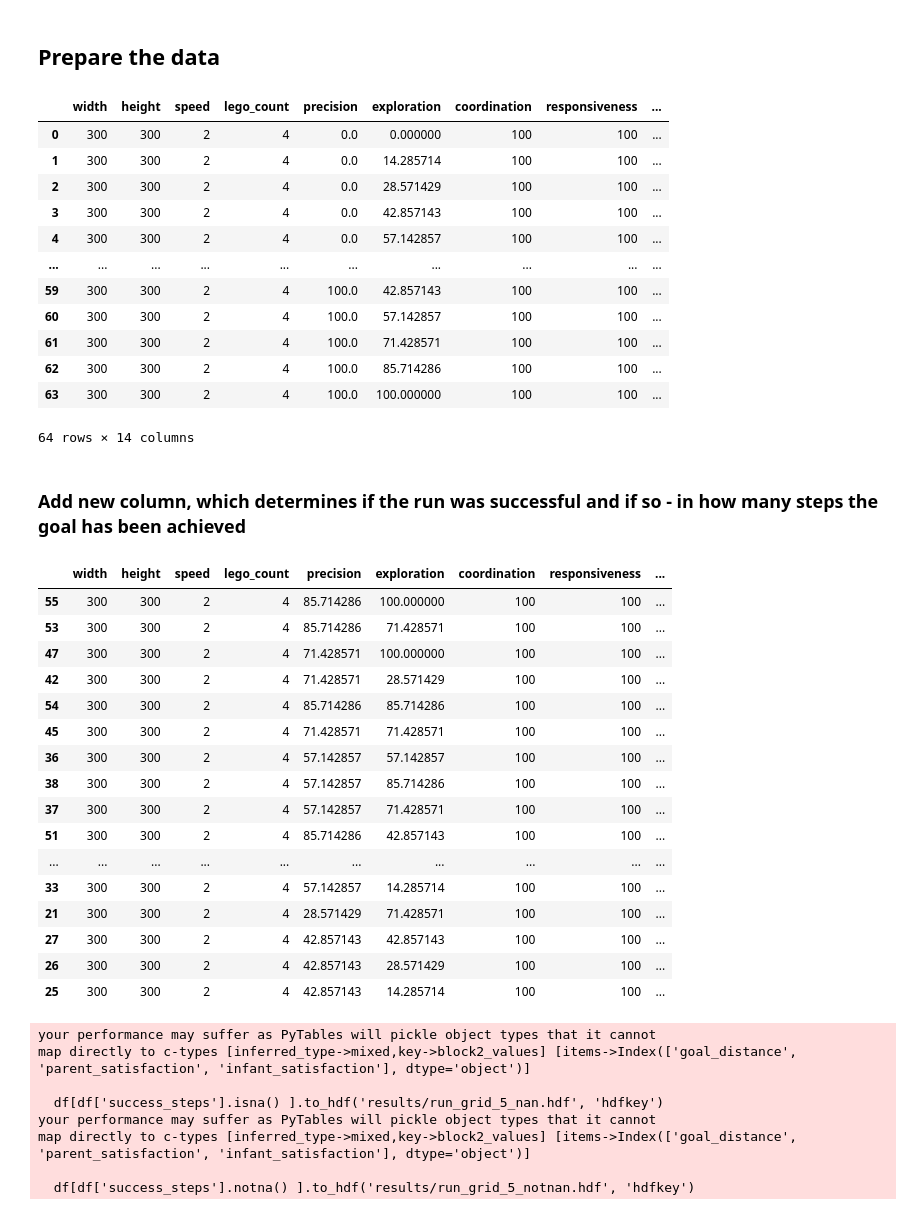
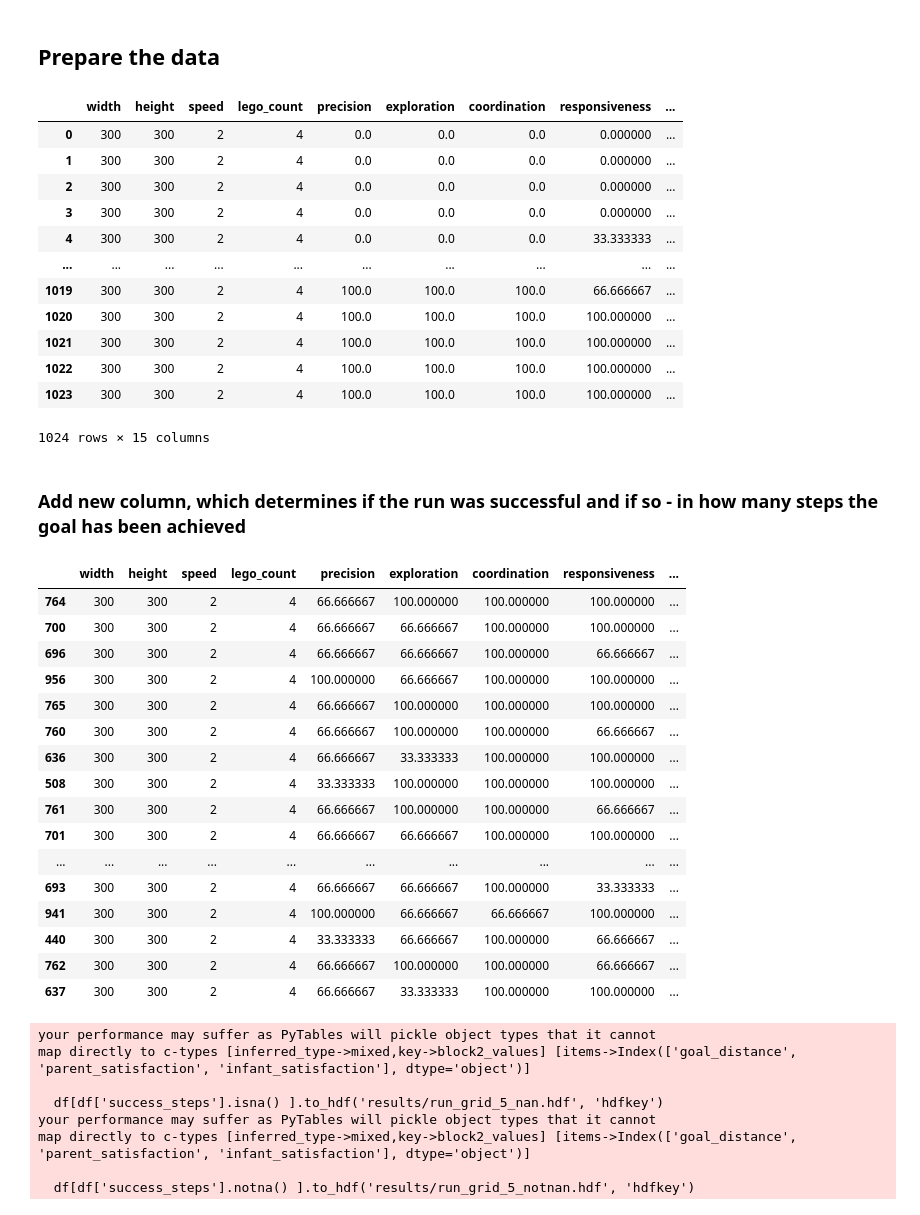
Before and after one commit to roznawsk/infant-abm, a Jupyter notebook: open_results.ipynb, the cells around one changed output. Saved outputs shown, nothing was run; the diff lists cells and outputs as text; code cells hidden in the pictures.

```diff
--- a/open_results.ipynb
+++ b/open_results.ipynb
@@ -9,29 +9,29 @@ import matplotlib.pyplot as plt
 # %% [markdown]
 ## Prepare the data
 # %%
-# df_nan = pd.read_hdf('results/run_grid_5_nan.hdf')
-# df_notnan = pd.read_hdf('results/run_grid_5_notnan.hdf')
-# df = pd.concat([df_nan, df_notnan])
+df_nan = pd.read_hdf('results/run_grid_5_nan.hdf')
+df_notnan = pd.read_hdf('results/run_grid_5_notnan.hdf')
+df = pd.concat([df_nan, df_notnan])
 
 # df = pd.read_hdf('results/run_new_parallel.hdf')
-df = pd.read_hdf('results/run_prec_exp.hdf')
+# df = pd.read_hdf('results/run_prec_exp.hdf')
 
 
 df
 # %% [output]
 |  | width | height | speed | lego_count | precision | exploration | coordination | responsiveness | ... |
-| 0 | 300 | 300 | 2 | 4 | 0.0 | 0.000000 | 100 | 100 | ... |
-| 1 | 300 | 300 | 2 | 4 | 0.0 | 14.285714 | 100 | 100 | ... |
-| 2 | 300 | 300 | 2 | 4 | 0.0 | 28.571429 | 100 | 100 | ... |
-| 3 | 300 | 300 | 2 | 4 | 0.0 | 42.857143 | 100 | 100 | ... |
-| 4 | 300 | 300 | 2 | 4 | 0.0 | 57.142857 | 100 | 100 | ... |
+| 0 | 300 | 300 | 2 | 4 | 0.0 | 0.0 | 0.0 | 0.000000 | ... |
+| 1 | 300 | 300 | 2 | 4 | 0.0 | 0.0 | 0.0 | 0.000000 | ... |
+| 2 | 300 | 300 | 2 | 4 | 0.0 | 0.0 | 0.0 | 0.000000 | ... |
+| 3 | 300 | 300 | 2 | 4 | 0.0 | 0.0 | 0.0 | 0.000000 | ... |
+| 4 | 300 | 300 | 2 | 4 | 0.0 | 0.0 | 0.0 | 33.333333 | ... |
 | ... | ... | ... | ... | ... | ... | ... | ... | ... | ... |
-| 59 | 300 | 300 | 2 | 4 | 100.0 | 42.857143 | 100 | 100 | ... |
-| 60 | 300 | 300 | 2 | 4 | 100.0 | 57.142857 | 100 | 100 | ... |
-| 61 | 300 | 300 | 2 | 4 | 100.0 | 71.428571 | 100 | 100 | ... |
-| 62 | 300 | 300 | 2 | 4 | 100.0 | 85.714286 | 100 | 100 | ... |
-| 63 | 300 | 300 | 2 | 4 | 100.0 | 100.000000 | 100 | 100 | ... |
+| 1019 | 300 | 300 | 2 | 4 | 100.0 | 100.0 | 100.0 | 66.666667 | ... |
+| 1020 | 300 | 300 | 2 | 4 | 100.0 | 100.0 | 100.0 | 100.000000 | ... |
+| 1021 | 300 | 300 | 2 | 4 | 100.0 | 100.0 | 100.0 | 100.000000 | ... |
+| 1022 | 300 | 300 | 2 | 4 | 100.0 | 100.0 | 100.0 | 100.000000 | ... |
+| 1023 | 300 | 300 | 2 | 4 | 100.0 | 100.0 | 100.0 | 100.000000 | ... |
-64 rows × 14 columns
+1024 rows × 15 columns
 # %% [markdown]
 ### Add new column, which determines if the run was successful and if so - in how many steps the goal has been achieved
 # %%
@@ -47,22 +47,22 @@ df['success_steps'] = df.apply(lambda row: get_success_step(row['goal_distance']
 df.sort_values(by=['success_steps']).head(40)
 # %% [output]
 |  | width | height | speed | lego_count | precision | exploration | coordination | responsiveness | ... |
-| 55 | 300 | 300 | 2 | 4 | 85.714286 | 100.000000 | 100 | 100 | ... |
-| 53 | 300 | 300 | 2 | 4 | 85.714286 | 71.428571 | 100 | 100 | ... |
-| 47 | 300 | 300 | 2 | 4 | 71.428571 | 100.000000 | 100 | 100 | ... |
-| 42 | 300 | 300 | 2 | 4 | 71.428571 | 28.571429 | 100 | 100 | ... |
-| 54 | 300 | 300 | 2 | 4 | 85.714286 | 85.714286 | 100 | 100 | ... |
-| 45 | 300 | 300 | 2 | 4 | 71.428571 | 71.428571 | 100 | 100 | ... |
-| 36 | 300 | 300 | 2 | 4 | 57.142857 | 57.142857 | 100 | 100 | ... |
-| 38 | 300 | 300 | 2 | 4 | 57.142857 | 85.714286 | 100 | 100 | ... |
-| 37 | 300 | 300 | 2 | 4 | 57.142857 | 71.428571 | 100 | 100 | ... |
-| 51 | 300 | 300 | 2 | 4 | 85.714286 | 42.857143 | 100 | 100 | ... |
+| 764 | 300 | 300 | 2 | 4 | 66.666667 | 100.000000 | 100.000000 | 100.000000 | ... |
+| 700 | 300 | 300 | 2 | 4 | 66.666667 | 66.666667 | 100.000000 | 100.000000 | ... |
+| 696 | 300 | 300 | 2 | 4 | 66.666667 | 66.666667 | 100.000000 | 66.666667 | ... |
+| 956 | 300 | 300 | 2 | 4 | 100.000000 | 66.666667 | 100.000000 | 100.000000 | ... |
+| 765 | 300 | 300 | 2 | 4 | 66.666667 | 100.000000 | 100.000000 | 100.000000 | ... |
+| 760 | 300 | 300 | 2 | 4 | 66.666667 | 100.000000 | 100.000000 | 66.666667 | ... |
+| 636 | 300 | 300 | 2 | 4 | 66.666667 | 33.333333 | 100.000000 | 100.000000 | ... |
+| 508 | 300 | 300 | 2 | 4 | 33.333333 | 100.000000 | 100.000000 | 100.000000 | ... |
+| 761 | 300 | 300 | 2 | 4 | 66.666667 | 100.000000 | 100.000000 | 66.666667 | ... |
+| 701 | 300 | 300 | 2 | 4 | 66.666667 | 66.666667 | 100.000000 | 100.000000 | ... |
 | ... | ... | ... | ... | ... | ... | ... | ... | ... | ... |
-| 33 | 300 | 300 | 2 | 4 | 57.142857 | 14.285714 | 100 | 100 | ... |
-| 21 | 300 | 300 | 2 | 4 | 28.571429 | 71.428571 | 100 | 100 | ... |
-| 27 | 300 | 300 | 2 | 4 | 42.857143 | 42.857143 | 100 | 100 | ... |
-| 26 | 300 | 300 | 2 | 4 | 42.857143 | 28.571429 | 100 | 100 | ... |
-| 25 | 300 | 300 | 2 | 4 | 42.857143 | 14.285714 | 100 | 100 | ... |
+| 693 | 300 | 300 | 2 | 4 | 66.666667 | 66.666667 | 100.000000 | 33.333333 | ... |
+| 941 | 300 | 300 | 2 | 4 | 100.000000 | 66.666667 | 66.666667 | 100.000000 | ... |
+| 440 | 300 | 300 | 2 | 4 | 33.333333 | 66.666667 | 100.000000 | 66.666667 | ... |
+| 762 | 300 | 300 | 2 | 4 | 66.666667 | 100.000000 | 100.000000 | 66.666667 | ... |
+| 637 | 300 | 300 | 2 | 4 | 66.666667 | 33.333333 | 100.000000 | 100.000000 | ... |
 # %%
 # df[df['success_steps'].isna() ].to_hdf('results/run_grid_5_nan.hdf', 'hdfkey')
 # df[df['success_steps'].notna() ].to_hdf('results/run_grid_5_notnan.hdf', 'hdfkey')
```
Also changed, not shown: parts of 8 cells of this notebook, 2 other files.
